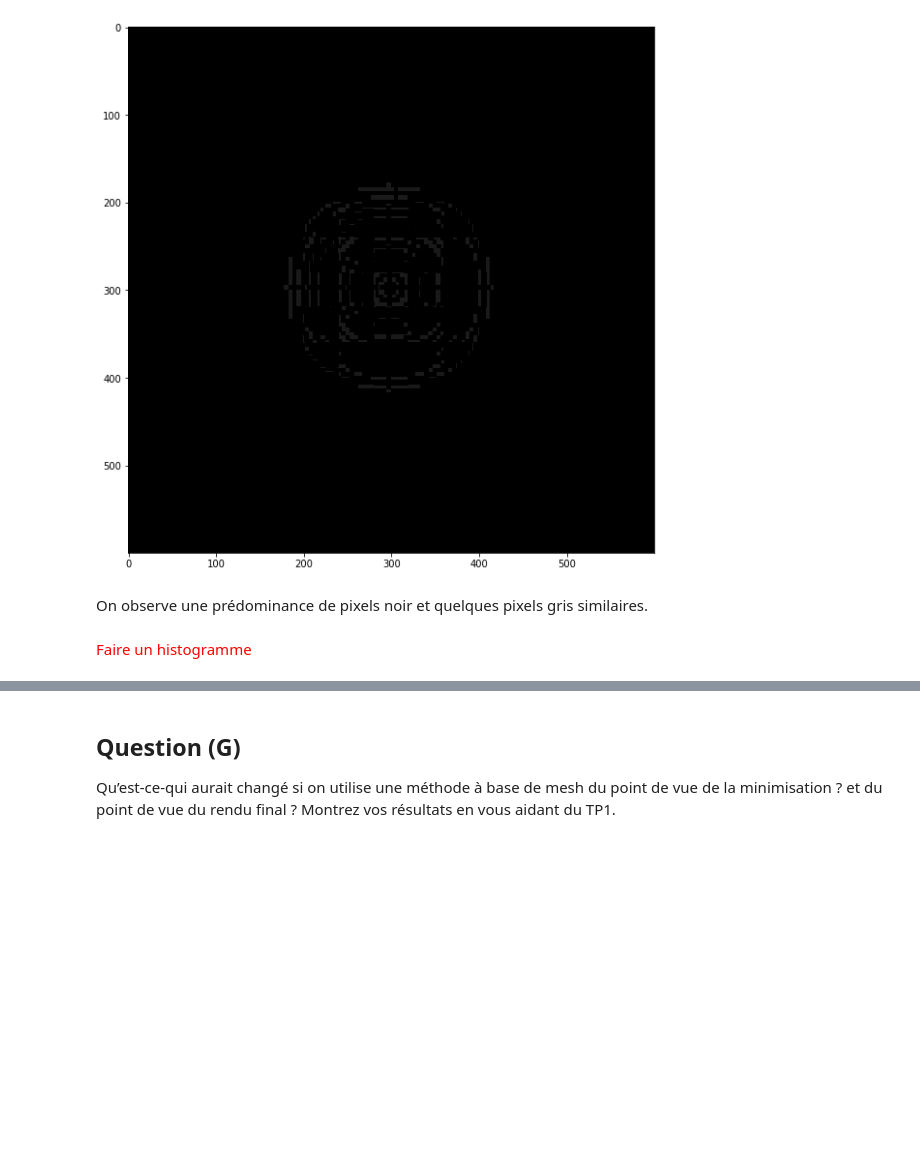
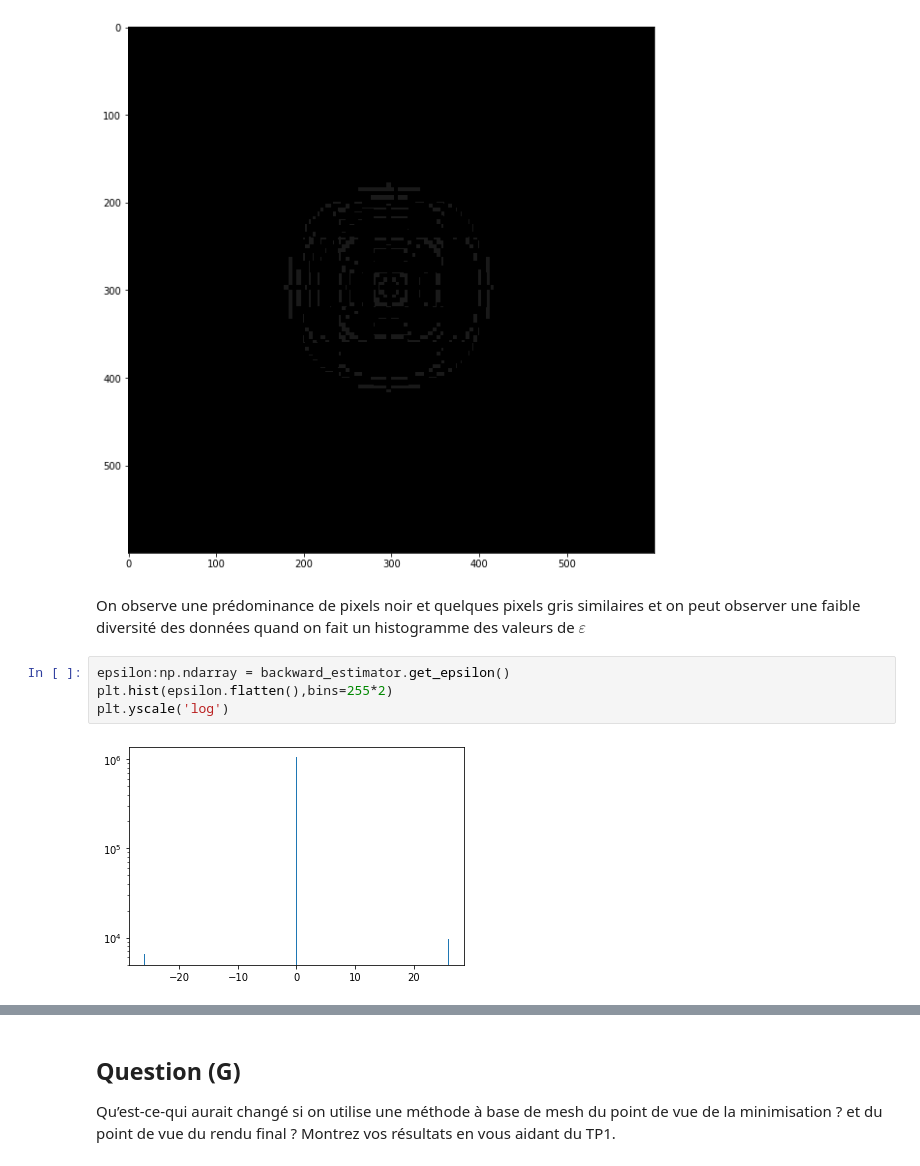
Before and after one commit to Bast-94/cv-practical-works-2023, a Jupyter notebook: tp2/notebook.ipynb, the cells around one changed output, grey strips where cells are left out. Drawn from its saved outputs; the diff is of its cells as text; blank space fills up the shorter version.

Commit message:
ADD(Question F): Ajout de plot d'histogramme.

```diff
--- a/tp2/notebook.ipynb
+++ b/tp2/notebook.ipynb
@@ -316,6 +316,10 @@ display_image(backward_estimator.get_epsilon())
 Clipping input data to the valid range for imshow with RGB data ([0..1] for floats or [0..255] for integers).
 [figure]
 # %% [markdown]
-On observe une prédominance de pixels noir et quelques pixels gris similaires.
+On observe une prédominance de pixels noir et quelques pixels gris similaires et on peut observer une faible diversité des données quand on fait un histogramme des valeurs de $\varepsilon$
-# %% [markdown]
-<span style="color: #FF0000">Faire un histogramme</span>
+# %%
+epsilon:np.ndarray = backward_estimator.get_epsilon()
+plt.hist(epsilon.flatten(),bins=255*2)
+plt.yscale('log')
+# %% [output]
+[figure, added]
```
Also changed, not shown: parts of 4 cells of this notebook.
